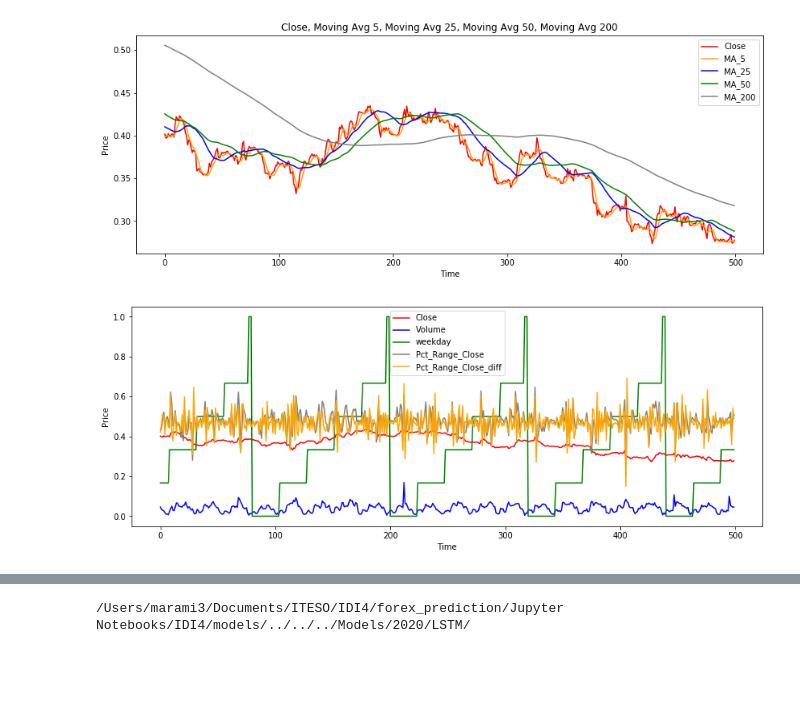
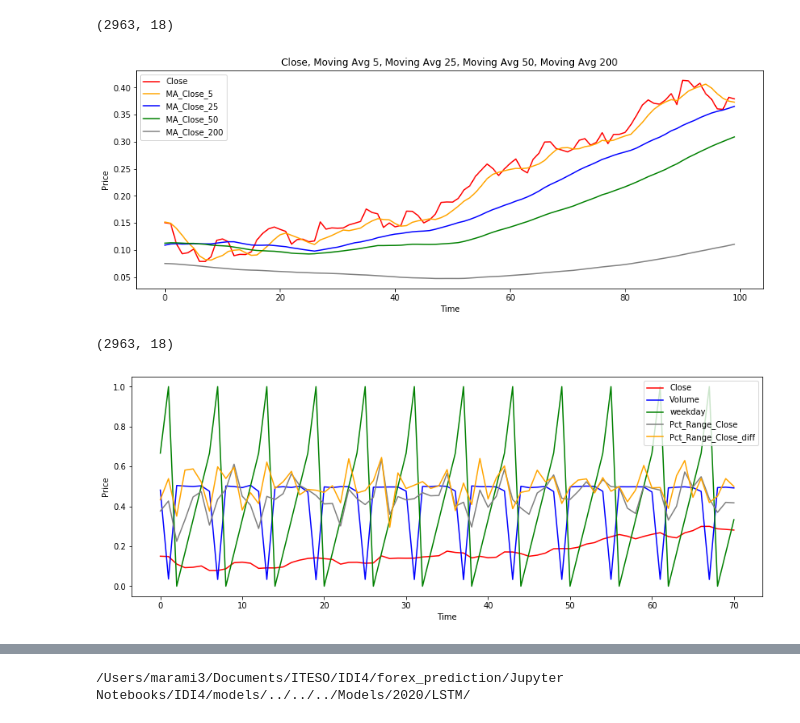
Before and after one commit to mawrer/forex_prediction, a Jupyter notebook: Jupyter Notebooks/IDI4/models/LSTM-12F-Close-01.ipynb, the cells around one changed output, grey strips where cells are left out. Drawn from its saved outputs; the diff is of its cells as text; code cells hidden in the pictures; blank space fills up the shorter version.

```diff
--- a/Jupyter Notebooks/IDI4/models/LSTM-12F-Close-01.ipynb
+++ b/Jupyter Notebooks/IDI4/models/LSTM-12F-Close-01.ipynb
@@ -39,9 +39,11 @@ import os, glob
 import warnings
 warnings.filterwarnings("ignore")
 # %%
+ID = "01"
 MODEL_NAME = "LSTM"
 NUM_FEATURES = 0
-TARGET_NAME = ""
+TARGET_NAME = "Close"
+FRECUENCIA = "1D"
 MSE_RESULT = 0
 # %%
 RANGE = 51
@@ -50,8 +52,8 @@ HYPER_L1_IN = RANGE
 EPOCHS = 100
 BATCH_SIZE = 32
 
-TEST_SIZE = .19
-VAL_SIZE = .0
+TEST_SIZE = .2
+VAL_SIZE = .2
 
 START_IN = 0
 
@@ -75,5 +81,9 @@ DF_EURUSD_ASK_1H_PROC.csv
 # %%
-dateparse = lambda x: pd.datetime.strptime(x, '%Y-%m-%d %H:%M:%S')
-DATASET = pd.read_csv(filenames[0], header=0, parse_dates=['Gmt time'], date_parser=dateparse)
+if FRECUENCIA =="1D":
+    dateparse = lambda x: pd.datetime.strptime(x, '%Y-%m-%d')
+else:
+    dateparse = lambda x: pd.datetime.strptime(x, '%Y-%m-%d %H:%M:%S')
+
+DATASET = pd.read_csv(filenames[1], header=0, parse_dates=['Gmt time'], date_parser=dateparse)
 DATASET.head()
 # %% [output]
@@ -145,4 +165,0 @@ print(DF_Full.shape)
-# %%
-
-total = DF_Full.shape[0]
-print('Total: ', total)
@@ -237,31 +262,50 @@ print(data_training_array_scaled)
 # %%
-INICIO = 4500
-FIN = 5000
+INICIO = 0
+FIN = 100
+
+IDX_Close = DF_Full.columns.get_loc("Close")
+IDX_MA_Close_5 = DF_Full.columns.get_loc("MA_Close_5")
+IDX_MA_Close_25 = DF_Full.columns.get_loc("MA_Close_25")
+IDX_MA_Close_50 = DF_Full.columns.get_loc("MA_Close_50")
+IDX_MA_Close_200 = DF_Full.columns.get_loc("MA_Close_200")
+
+print(data_training_array_scaled.shape)
 plt.figure(figsize=(14,5))
-pyplot.plot(data_training_array_scaled[INICIO:FIN,3], color = 'red', label = 'Close')
-pyplot.plot(data_training_array_scaled[INICIO:FIN,8], color = 'orange', label = 'MA_5')
-pyplot.plot(data_training_array_scaled[INICIO:FIN,9], color = 'blue', label = 'MA_25')
-pyplot.plot(data_training_array_scaled[INICIO:FIN,10], color = 'green', label = 'MA_50')
-pyplot.plot(data_training_array_scaled[INICIO:FIN,11], color = 'gray', label = 'MA_200')
+pyplot.plot(data_training_array_scaled[INICIO:FIN,IDX_Close], color = 'red', label = 'Close')
+pyplot.plot(data_training_array_scaled[INICIO:FIN,IDX_MA_Close_5], color = 'orange', label = 'MA_Close_5')
+pyplot.plot(data_training_array_scaled[INICIO:FIN,IDX_MA_Close_25], color = 'blue', label = 'MA_Close_25')
+pyplot.plot(data_training_array_scaled[INICIO:FIN,IDX_MA_Close_50], color = 'green', label = 'MA_Close_50')
+pyplot.plot(data_training_array_scaled[INICIO:FIN,IDX_MA_Close_200], color = 'gray', label = 'MA_Close_200')
 plt.title('Close, Moving Avg 5, Moving Avg 25, Moving Avg 50, Moving Avg 200')
 plt.xlabel('Time')
 plt.ylabel('Price')
 plt.legend()
 plt.show()
 # %% [output]
+(2963, 18)
-[figure, old version]
+[figure, new version]
 # %%
-INICIO = 4500
-FIN = 5000
+print(data_training_array_scaled.shape)
+INICIO = 0
+FIN = 71
+
+
+IDX_Close = DF_Full.columns.get_loc("Close")
+IDX_Volume = DF_Full.columns.get_loc("Volume")
+IDX_weekday = DF_Full.columns.get_loc("weekday")
+IDX_Pct_Range_Close = DF_Full.columns.get_loc("Pct_Range_Close")
+IDX_Pct_Range_Close_diff = DF_Full.columns.get_loc("Pct_Range_Close_diff")
+
 plt.figure(figsize=(14,5))
-pyplot.plot(data_training_array_scaled[INICIO:FIN,3], color = 'red', label = 'Close')
-pyplot.plot(data_training_array_scaled[INICIO:FIN,4], color = 'blue', label = 'Volume')
-pyplot.plot(data_training_array_scaled[INICIO:FIN,5], color = 'green', label = 'weekday')
-pyplot.plot(data_training_array_scaled[INICIO:FIN,6], color = 'gray', label = 'Pct_Range_Close')
-pyplot.plot(data_training_array_scaled[INICIO:FIN,7], color = 'orange', label = 'Pct_Range_Close_diff')
+pyplot.plot(data_training_array_scaled[INICIO:FIN,IDX_Close], color = 'red', label = 'Close')
+pyplot.plot(data_training_array_scaled[INICIO:FIN,IDX_Volume], color = 'blue', label = 'Volume')
+pyplot.plot(data_training_array_scaled[INICIO:FIN,IDX_weekday], color = 'green', label = 'weekday')
+pyplot.plot(data_training_array_scaled[INICIO:FIN,IDX_Pct_Range_Close], color = 'gray', label = 'Pct_Range_Close')
+pyplot.plot(data_training_array_scaled[INICIO:FIN,IDX_Pct_Range_Close_diff], color = 'orange', label = 'Pct_Range_Close_diff')
 plt.xlabel('Time')
 plt.ylabel('Price')
 plt.legend()
 plt.show()
 # %% [output]
+(2963, 18)
-[figure, old version]
+[figure, new version]
```
Also changed, not shown: parts of 36 cells of this notebook, 11 other files.
